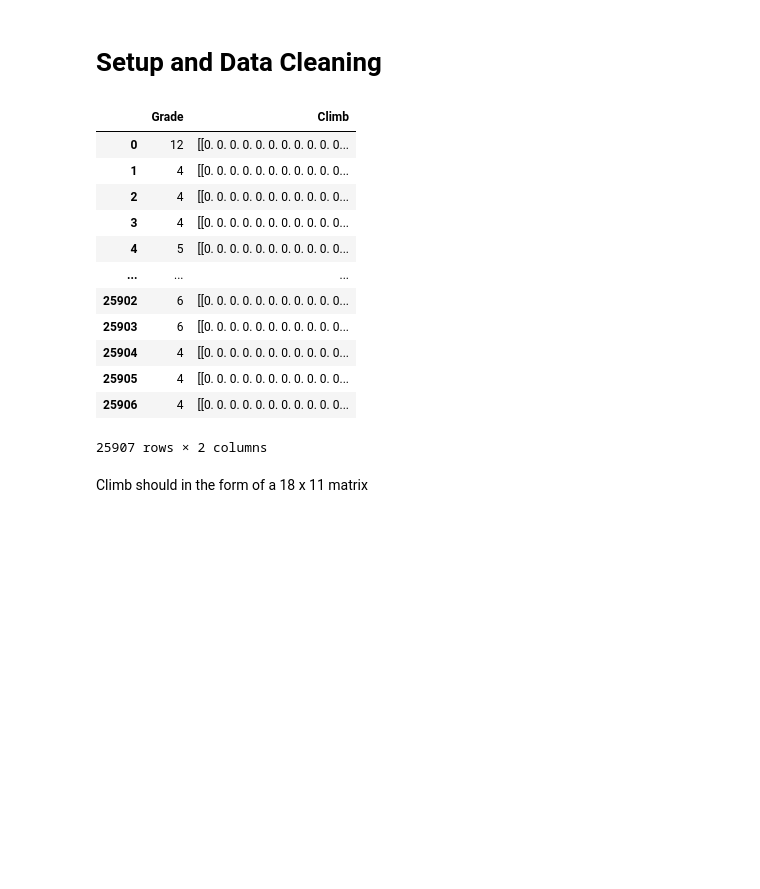
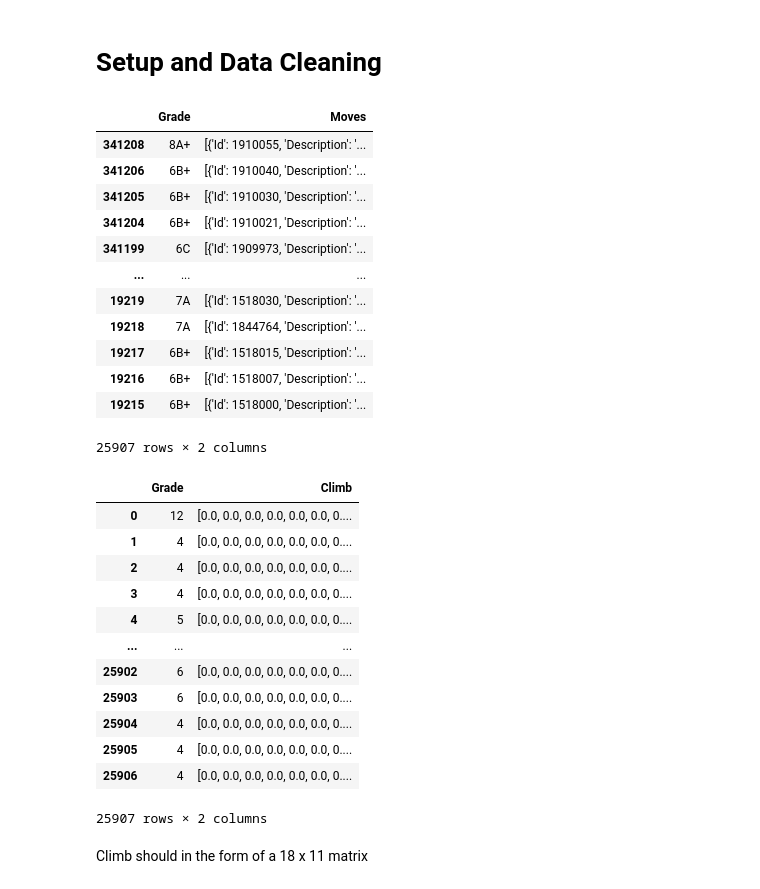
Before and after one commit to JKrogsrud/Moonboard_Classification, a Jupyter notebook: final_project_254.ipynb, the cells around one changed output. Cells and saved outputs as stored; diff of their text form; code cells hidden in the pictures; blank space fills up the shorter version.

```diff
--- a/final_project_254.ipynb
+++ b/final_project_254.ipynb
@@ -59,24 +59,49 @@ def font_to_v(grade):
     elif grade == "9A":
         return 17
     return -1
-# %%
-climbing_df = pd.read_csv(os.path.join('Data', 'moonboard_problems_cleaned.csv'))
-climbing_data = climbing_df[['Grade', 'Climb']].copy()
-display(climbing_data)
-# %% [output]
-|  | Grade | Climb |
-| 0 | 12 | [[0. 0. 0. 0. 0. 0. 0. 0. 0. 0. 0... |
-| 1 | 4 | [[0. 0. 0. 0. 0. 0. 0. 0. 0. 0. 0... |
-| 2 | 4 | [[0. 0. 0. 0. 0. 0. 0. 0. 0. 0. 0... |
-| 3 | 4 | [[0. 0. 0. 0. 0. 0. 0. 0. 0. 0. 0... |
-| 4 | 5 | [[0. 0. 0. 0. 0. 0. 0. 0. 0. 0. 0... |
-| ... | ... | ... |
-| 25902 | 6 | [[0. 0. 0. 0. 0. 0. 0. 0. 0. 0. 0... |
-| 25903 | 6 | [[0. 0. 0. 0. 0. 0. 0. 0. 0. 0. 0... |
-| 25904 | 4 | [[0. 0. 0. 0. 0. 0. 0. 0. 0. 0. 0... |
-| 25905 | 4 | [[0. 0. 0. 0. 0. 0. 0. 0. 0. 0. 0... |
-| 25906 | 4 | [[0. 0. 0. 0. 0. 0. 0. 0. 0. 0. 0... |
-25907 rows × 2 columns
+# %%
+path = os.path.join('Data', 'moonboard_problems_setup_2016.json')
+climbing_df = pd.read_json(path).transpose()
+climbing_data = climbing_df[['Grade', 'Moves']].copy()
+display(climbing_data)
+climb_data = {'Grade': [], 'Climb': []}
+for climb_row in climbing_data.itertuples():
+    climb_matrix = np.zeros((18, 11))
+    for move in climb_row.Moves:
+        col = ord(move['Description'][0].lower()) - 96
+        row = (int)(move['Description'][1:])
+        climb_matrix[row - 1][col - 1] = 1
+    climb_data['Grade'].append(font_to_v(climb_row.Grade))
+    climb_data['Climb'].append(climb_matrix.flatten())
+climbing_ml_data = pd.DataFrame(climb_data)
+display(climbing_ml_data)
+# %% [output]
+|  | Grade | Moves |
+| 341208 | 8A+ | [{'Id': 1910055, 'Description': '... |
+| 341206 | 6B+ | [{'Id': 1910040, 'Description': '... |
+| 341205 | 6B+ | [{'Id': 1910030, 'Description': '... |
+| 341204 | 6B+ | [{'Id': 1910021, 'Description': '... |
+| 341199 | 6C | [{'Id': 1909973, 'Description': '... |
+| ... | ... | ... |
+| 19219 | 7A | [{'Id': 1518030, 'Description': '... |
+| 19218 | 7A | [{'Id': 1844764, 'Description': '... |
+| 19217 | 6B+ | [{'Id': 1518015, 'Description': '... |
+| 19216 | 6B+ | [{'Id': 1518007, 'Description': '... |
+| 19215 | 6B+ | [{'Id': 1518000, 'Description': '... |
+25907 rows × 2 columns
+|  | Grade | Climb |
+| 0 | 12 | [0.0, 0.0, 0.0, 0.0, 0.0, 0.0, 0.... |
+| 1 | 4 | [0.0, 0.0, 0.0, 0.0, 0.0, 0.0, 0.... |
+| 2 | 4 | [0.0, 0.0, 0.0, 0.0, 0.0, 0.0, 0.... |
+| 3 | 4 | [0.0, 0.0, 0.0, 0.0, 0.0, 0.0, 0.... |
+| 4 | 5 | [0.0, 0.0, 0.0, 0.0, 0.0, 0.0, 0.... |
+| ... | ... | ... |
+| 25902 | 6 | [0.0, 0.0, 0.0, 0.0, 0.0, 0.0, 0.... |
+| 25903 | 6 | [0.0, 0.0, 0.0, 0.0, 0.0, 0.0, 0.... |
+| 25904 | 4 | [0.0, 0.0, 0.0, 0.0, 0.0, 0.0, 0.... |
+| 25905 | 4 | [0.0, 0.0, 0.0, 0.0, 0.0, 0.0, 0.... |
+| 25906 | 4 | [0.0, 0.0, 0.0, 0.0, 0.0, 0.0, 0.... |
+25907 rows × 2 columns
 # %% [markdown]
 Climb should in the form of a 18 x 11 matrix
 # %%
```
Also changed, not shown: parts of 2 cells of this notebook, 3 other files.
